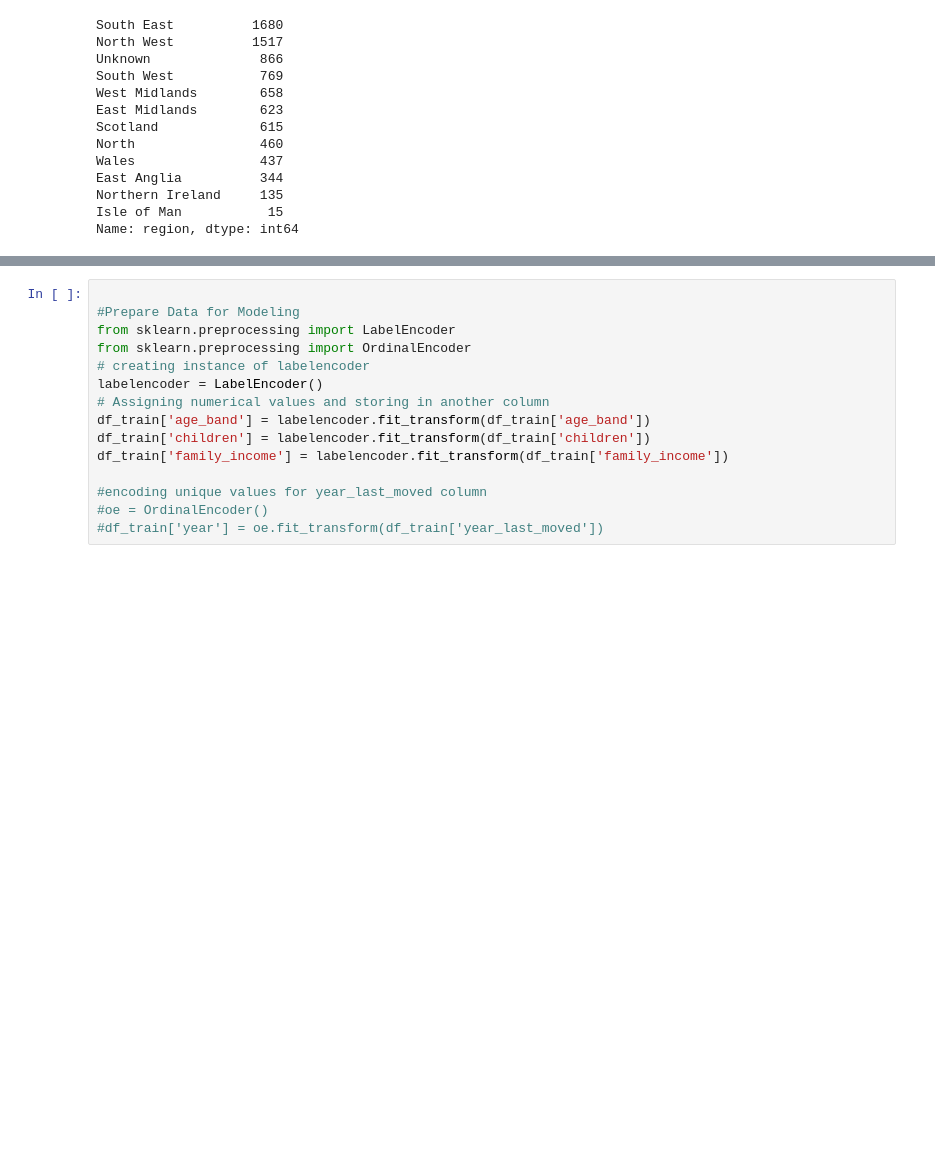
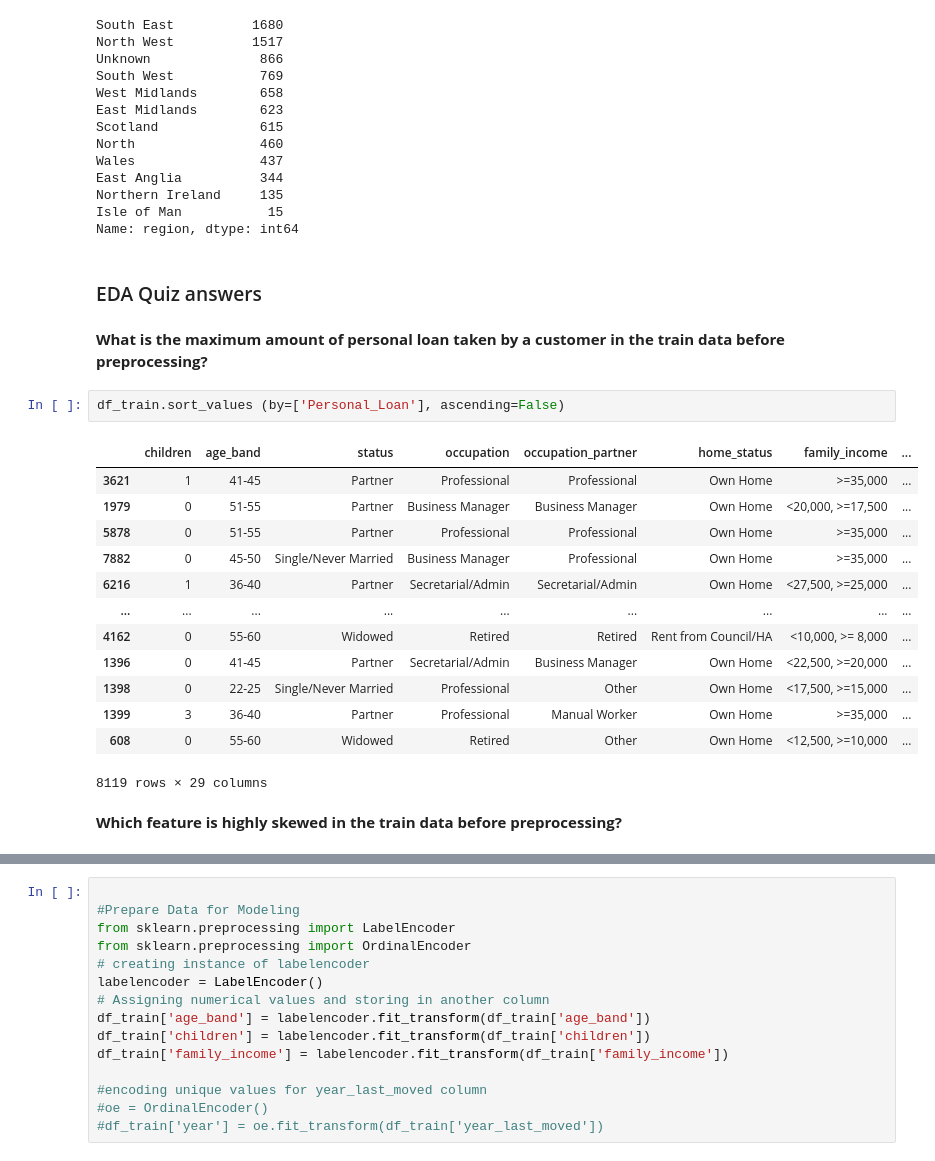
Before and after one commit to Karunakarbugide/Customer-Classification, a Jupyter notebook: customerClassification.ipynb, the cells around one changed output, grey strips where cells are left out. Saved outputs shown, nothing was run; the diff lists cells and outputs as text; blank space fills up the shorter version.

```diff
--- a/customerClassification.ipynb
+++ b/customerClassification.ipynb
@@ -728,3 +752,25 @@ East Anglia          344
 Northern Ireland     135
 Isle of Man           15
 Name: region, dtype: int64
+# %% [markdown]
+### EDA Quiz answers
+# %% [markdown]
+**What is the maximum amount of personal loan taken by a customer in the train data before preprocessing?**
+# %%
+df_train.sort_values (by=['Personal_Loan'], ascending=False)
+# %% [output]
+|  | children | age_band | status | occupation | occupation_partner | home_status | family_income | ... |
+| 3621 | 1 | 41-45 | Partner | Professional | Professional | Own Home | >=35,000 | ... |
+| 1979 | 0 | 51-55 | Partner | Business Manager | Business Manager | Own Home | <20,000, >=17,500 | ... |
+| 5878 | 0 | 51-55 | Partner | Professional | Professional | Own Home | >=35,000 | ... |
+| 7882 | 0 | 45-50 | Single/Never Married | Business Manager | Professional | Own Home | >=35,000 | ... |
+| 6216 | 1 | 36-40 | Partner | Secretarial/Admin | Secretarial/Admin | Own Home | <27,500, >=25,000 | ... |
+| ... | ... | ... | ... | ... | ... | ... | ... | ... |
+| 4162 | 0 | 55-60 | Widowed | Retired | Retired | Rent from Council/HA | <10,000, >= 8,000 | ... |
+| 1396 | 0 | 41-45 | Partner | Secretarial/Admin | Business Manager | Own Home | <22,500, >=20,000 | ... |
+| 1398 | 0 | 22-25 | Single/Never Married | Professional | Other | Own Home | <17,500, >=15,000 | ... |
+| 1399 | 3 | 36-40 | Partner | Professional | Manual Worker | Own Home | >=35,000 | ... |
+| 608 | 0 | 55-60 | Widowed | Retired | Other | Own Home | <12,500, >=10,000 | ... |
+8119 rows × 29 columns
+# %% [markdown]
+**Which feature is highly skewed in the train data before preprocessing?**
```
Also changed, not shown: parts of 29 cells of this notebook, 1 other file.
